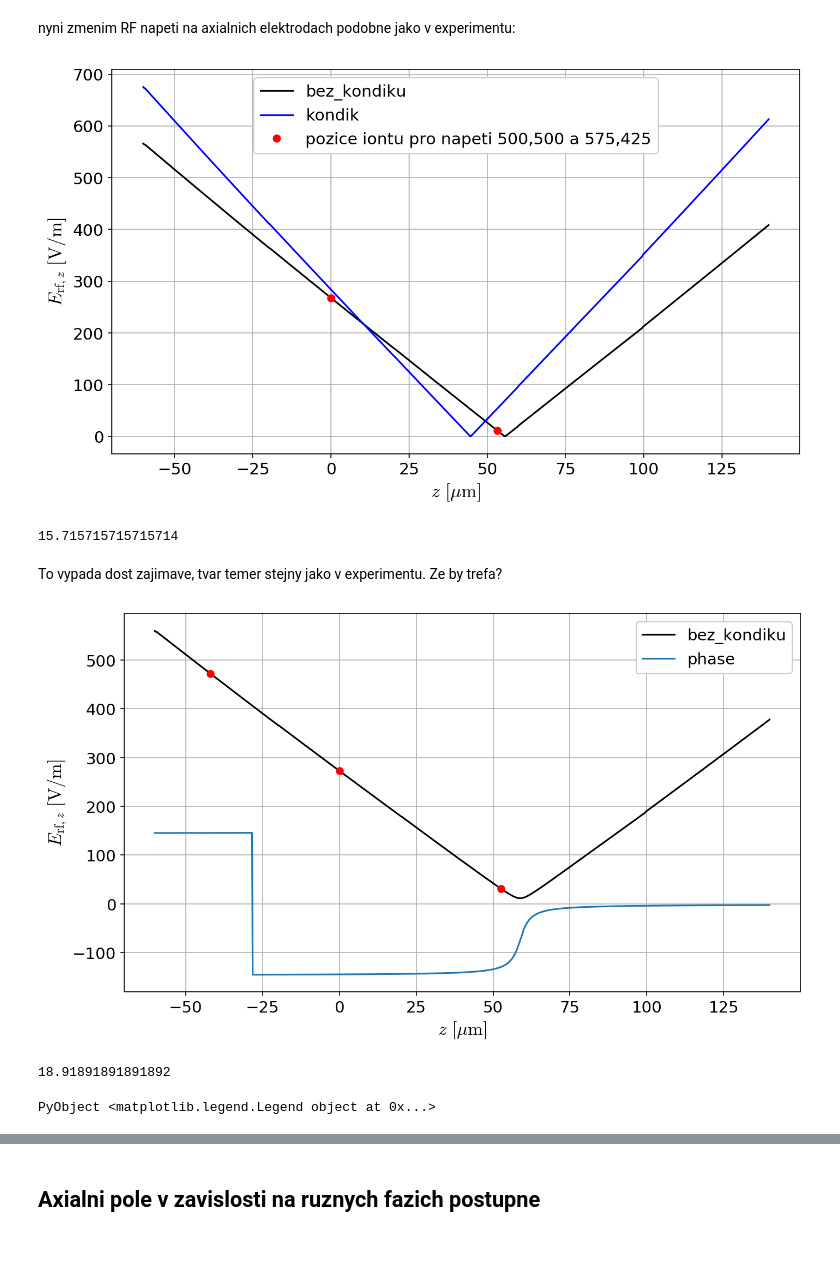
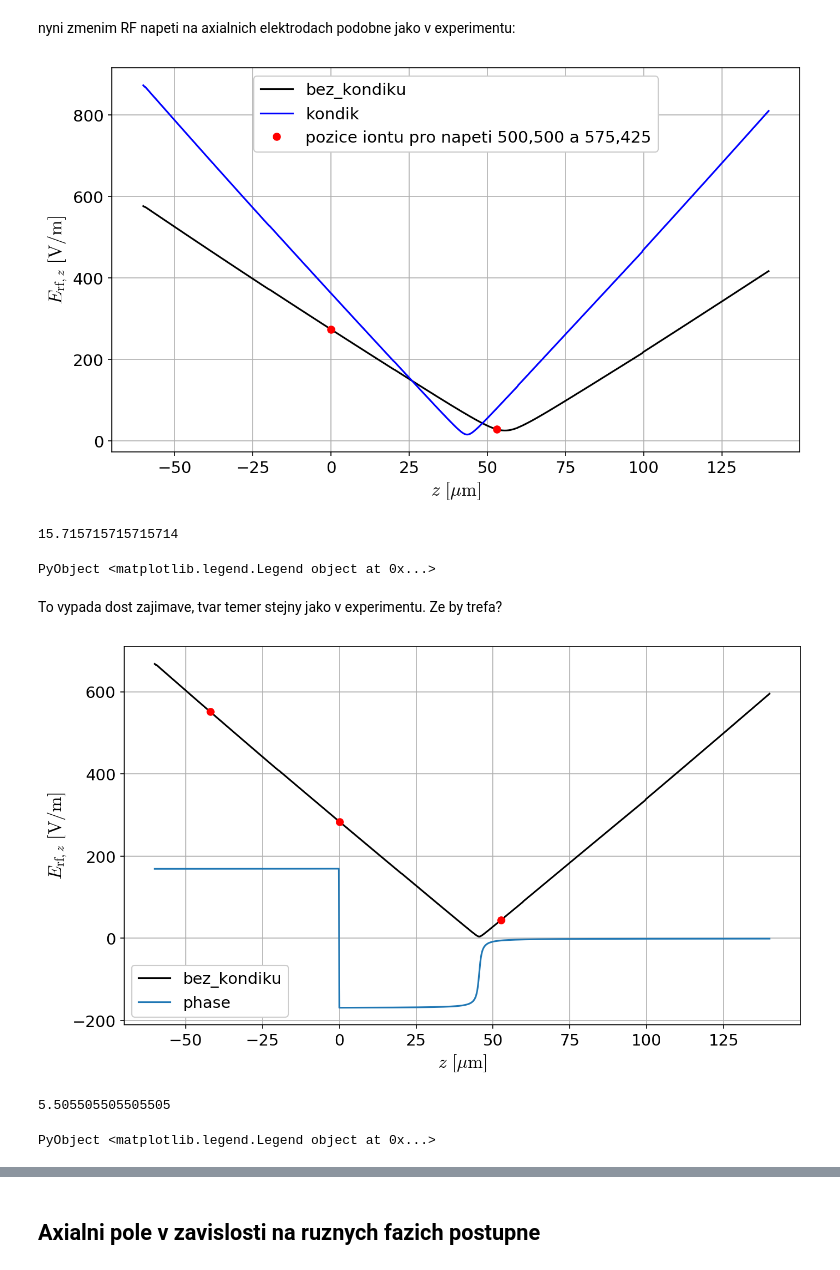
Before and after one commit to dvadlejch/Julia_vypocty_diplomka, a Jupyter notebook: axial_E_field/axialni_E_obecne_numdata_vsechnyel.ipynb, the cells around one changed output, grey strips where cells are left out. Cells and saved outputs as stored; diff of their text form; code cells hidden in the pictures.

```diff
--- a/axial_E_field/axialni_E_obecne_numdata_vsechnyel.ipynb
+++ b/axial_E_field/axialni_E_obecne_numdata_vsechnyel.ipynb
@@ -231,8 +233,8 @@ otestovano, funguje!
 nyni zmenim RF napeti na axialnich elektrodach podobne jako v experimentu:
 # %%
 # napeti a faze na elektrodach pasti
-Vrf_1 = 550
-Vrf_3 = 550
+Vrf_1 = 510.62267061
+Vrf_3 = 510.62267061
 Vrf_2 = 0
 Vrf_4 = 0
 Vrf_5 = 42.5
@@ -249,7 +251,7 @@ phi_2 = 0
 phi_3 = 0
 phi_4 = 0
 phi_5 = 0
-phi_6 = 0
+phi_6 = 0.1
 phi = [phi_1, phi_2, phi_3, phi_4, phi_5, phi_6];
 delta_z_ax = [-40, -40]*1e-3 # delta z 5, delta z 6  v [mm]   + znamena posuv ve smeru osy z pro obe elektrody
 #delta_z_ax = [0, 0] # delta z 5, delta z 6
@@ -316,20 +318,21 @@ x.legend(framealpha=1)
 #savefig("/home/dan/diplomka_winfiles/Julia_vypocty_diplomka/axial_E_field/axial_E_field_bezcond_cond.png",
 #           bbox_inches="tight")
 # %% [output]
-[figure, old version]
+[figure, new version]
 15.715715715715714
+PyObject <matplotlib.legend.Legend object at 0x...>
 # %% [markdown]
 To vypada dost zajimave, tvar temer stejny jako v experimentu. Ze by trefa?
 # %%
 # zde tento model na hrani:
 
 # napeti a faze na elektrodach pasti
-Vrf_1 = 500
-Vrf_3 = 500
+Vrf_1 = 600
+Vrf_3 = 600
 Vrf_2 = 0
 Vrf_4 = 0
-Vrf_5 = 42.5
-Vrf_6 = 50
+Vrf_5 = 31.5
+Vrf_6 = 31.5
 Vrf = [Vrf_1, Vrf_2, Vrf_3, Vrf_4, Vrf_5, Vrf_6]
 
 U_dc_5 = [575, 500, 440] # druhy prvek urcuje nulu ztove osy
@@ -380,33 +383,33 @@ z_rf_node = z_range[ argmin(E_rf_amp) ]
 print(z_rf_node*1e3)
 
 # plot
 #plot
 my_dpi = 150
 siz = 100
 sizex = 16*siz
 sizey = 9*siz
 
 figure(figsize=(sizex/my_dpi, sizey/my_dpi), dpi=my_dpi)
 
 x=gca()
 
 #line1 = x.plot(z_data[convert(Int64,round(leng_data/4)):convert(Int64,round(3*leng_data/4))]*1e3,
 #    E_rf_amp[convert(Int64,round(leng_data/4)):convert(Int64,round(3*leng_data/4))], color="black", label="E_rad")
 
 line1 = x.plot((z_range.-z_pos_iont[2])*1e3,E_rf_amp, color="black", label="bez_kondiku")
 line3 = x.plot((z_range .- z_pos_iont[2])*1e3, E_rf_phase/max.(abs.(E_rf_phase)) * max.(E_rf_amp)*0.5 , label="phase")
 # line2 = x.plot(z_pos_iont*1e3, E_rf_amp[min_ind], "o", color="red")
 #line3 = x.plot((z_range.-z_pos_iont[2])*1e3, E_rf_amp_aux, color="blue", label="kondik")
 line2 = x.plot((z_pos_iont.-z_pos_iont[2])*1e3, E_rf_amp[min_ind], "o", color="red")
 #line4 = x.plot(z_range*1e3, abs.(E_field_ax_dc))
 #     E_rf_amp_aux[round(Int64,1*leng_data/3):round(Int64,2*leng_data/3)], color="blue", label="E_z")
 
 x.set_xlabel(L"z \,\, \rm{[\rm{\mu} m]}", fontsize=16)
 x.set_ylabel(L"E_{\rm{rf},\it{z}} \, \, \rm{[V/m]}", fontsize=16)
 
 x.grid()
 x.legend(framealpha=1)
 # %% [output]
-[figure, old version]
+[figure, new version]
-18.91891891891892
+5.505505505505505
 PyObject <matplotlib.legend.Legend object at 0x...>
```
Also changed, not shown: parts of 5 cells of this notebook.
